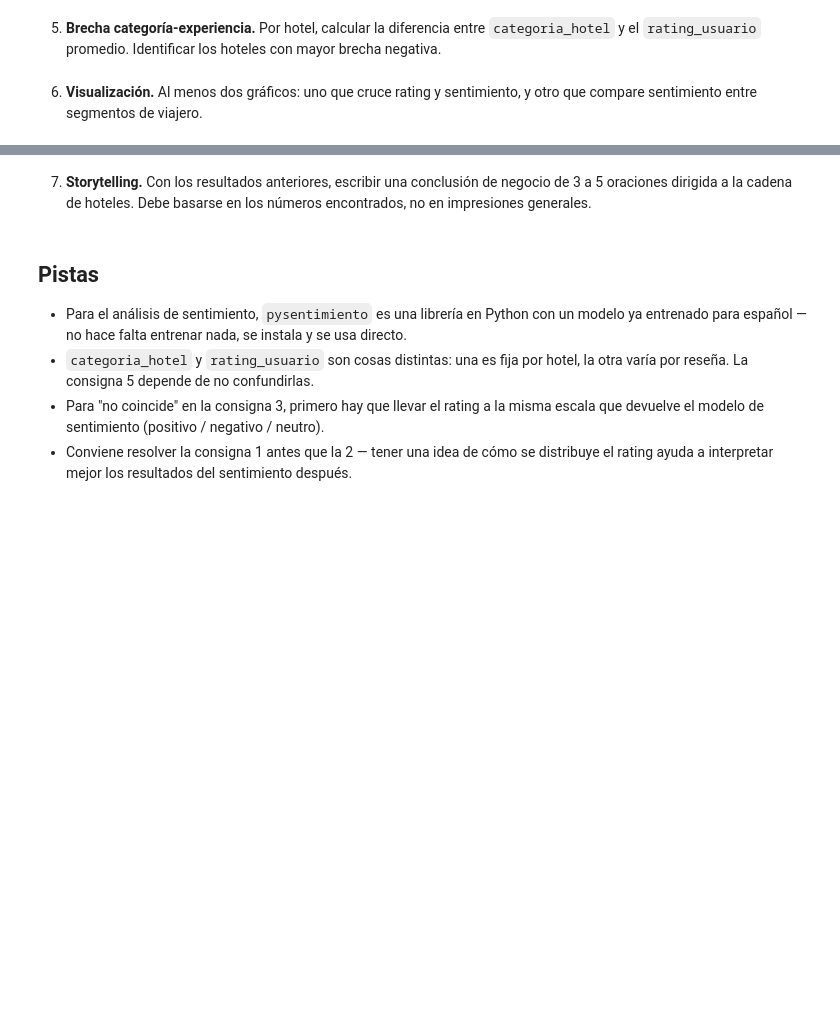
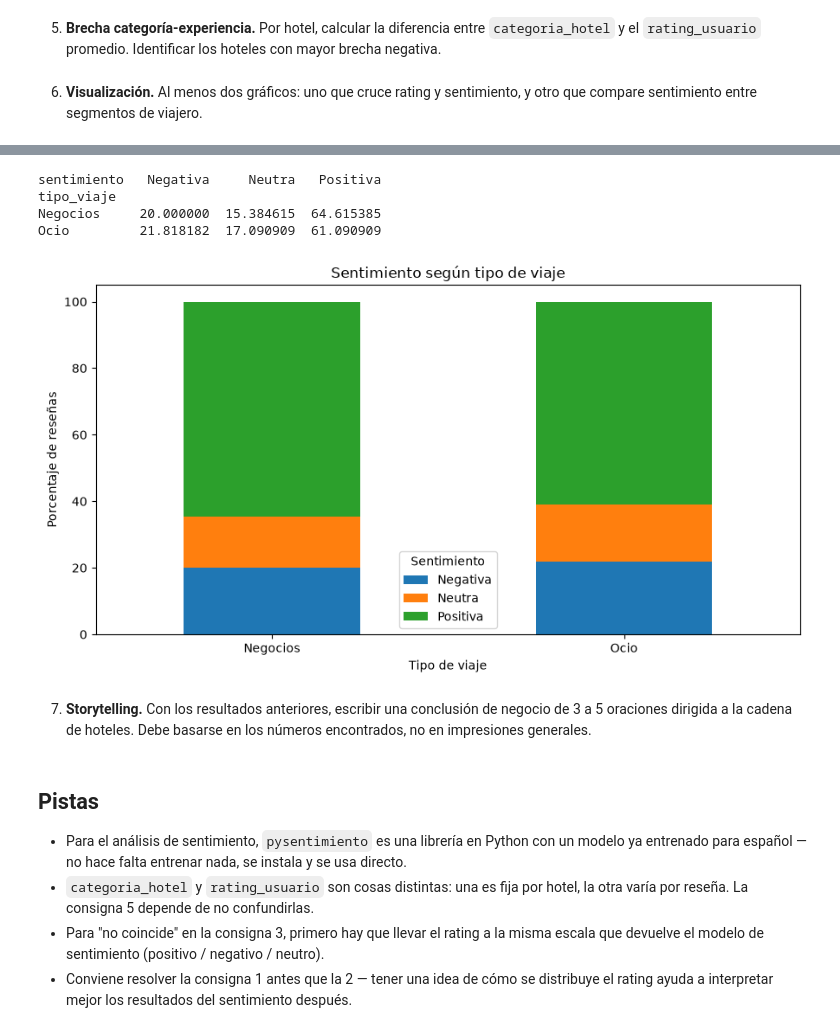
Before and after one commit to danischulday/data-analysis-course, a Jupyter notebook: modulo-4-visualizacion/clase-19/ejercicio-integrador.ipynb, the cells around one changed output, grey strips where cells are left out. Saved outputs shown, nothing was run; the diff lists cells and outputs as text; code cells hidden in the pictures; blank space fills up the shorter version.

```diff
--- a/modulo-4-visualizacion/clase-19/ejercicio-integrador.ipynb
+++ b/modulo-4-visualizacion/clase-19/ejercicio-integrador.ipynb
@@ -228,3 +339,32 @@ print(discrepancias[[
+# %%
+tabla = pd.crosstab(
+    df["tipo_viaje"],
+    df["sentimiento"],
+    normalize="index"
+) * 100
+
+print(tabla)
+
+tabla.plot(
+    kind="bar",
+    stacked=True,
+    figsize=(9, 5)
+)
+
+plt.title("Sentimiento según tipo de viaje")
+plt.xlabel("Tipo de viaje")
+plt.ylabel("Porcentaje de reseñas")
+plt.xticks(rotation=0)
+plt.legend(title="Sentimiento")
+
+plt.tight_layout()
+plt.show()
+# %% [output]
+sentimiento   Negativa     Neutra   Positiva
+tipo_viaje
+Negocios     20.000000  15.384615  64.615385
+Ocio         21.818182  17.090909  61.090909
+[figure, added]
 # %% [markdown]
 7. **Storytelling.** Con los resultados anteriores, escribir una conclusión de negocio de 3 a 5 oraciones dirigida a la cadena de hoteles. Debe basarse en los números encontrados, no en impresiones generales.
 # %%
```
Also changed, not shown: parts of 6 cells of this notebook.
